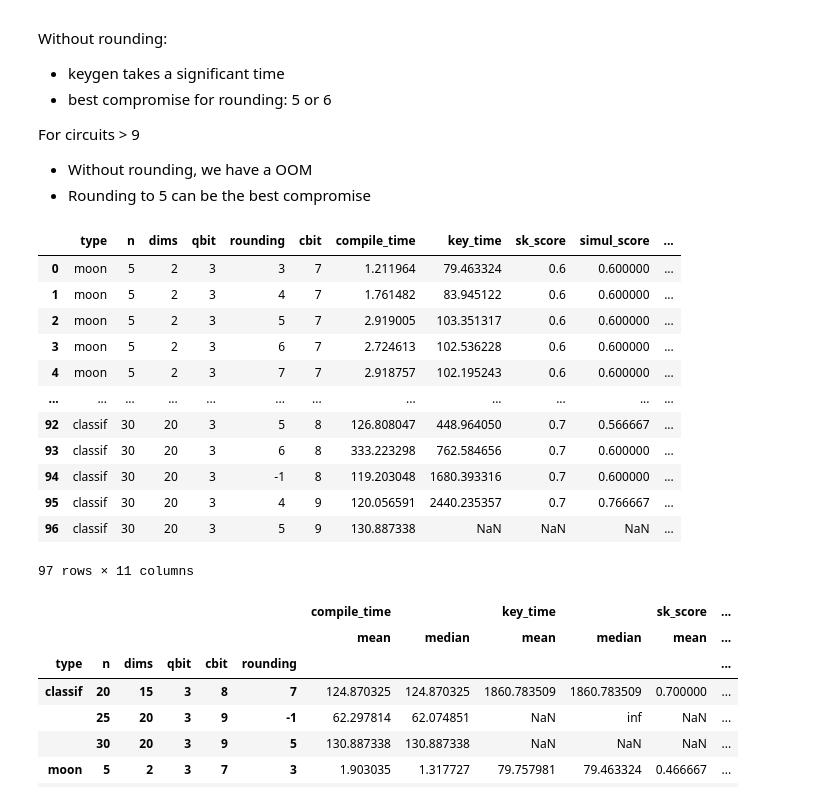
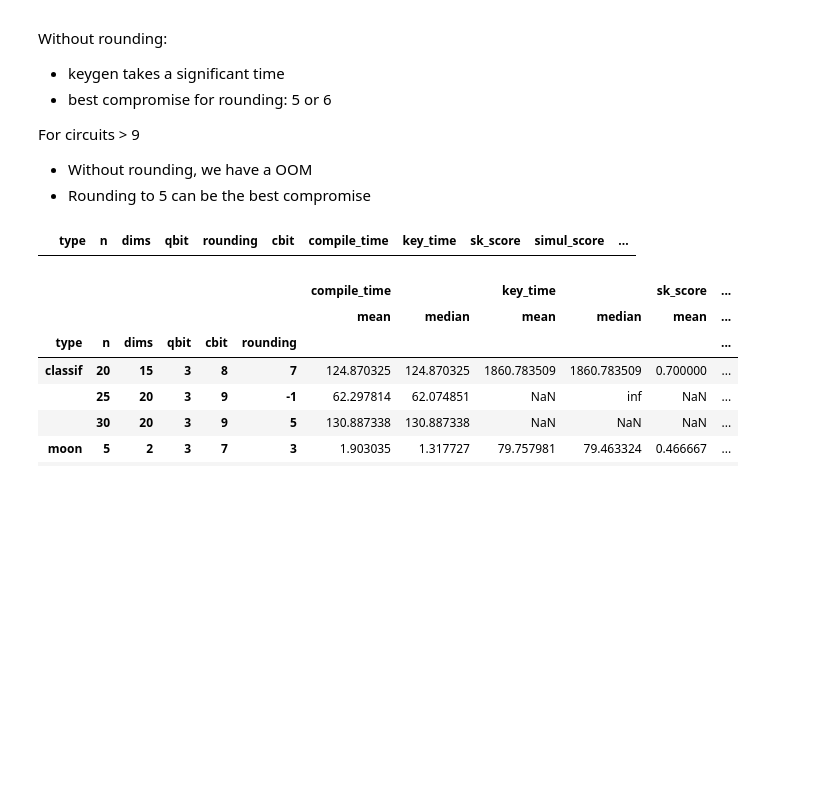
Before and after one commit to qqaatw/concrete-ml, a Jupyter notebook: docs/advanced_examples/KNN_rounding.ipynb, the cells around one changed output. Drawn from its saved outputs; the diff is of its cells as text; code cells hidden in the pictures; blank space fills up the shorter version.

```diff
--- a/docs/advanced_examples/KNN_rounding.ipynb
+++ b/docs/advanced_examples/KNN_rounding.ipynb
@@ -40,22 +40,10 @@ For circuits > 9
 - Without rounding, we have a OOM
 - Rounding to 5 can be the best compromise
 # %%
-df = pd.read_csv("history.txt")
+df = pd.read_csv("history2.txt")
 df
 # %% [output]
 |  | type | n | dims | qbit | rounding | cbit | compile_time | key_time | sk_score | simul_score | ... |
-| 0 | moon | 5 | 2 | 3 | 3 | 7 | 1.211964 | 79.463324 | 0.6 | 0.600000 | ... |
-| 1 | moon | 5 | 2 | 3 | 4 | 7 | 1.761482 | 83.945122 | 0.6 | 0.600000 | ... |
-| 2 | moon | 5 | 2 | 3 | 5 | 7 | 2.919005 | 103.351317 | 0.6 | 0.600000 | ... |
-| 3 | moon | 5 | 2 | 3 | 6 | 7 | 2.724613 | 102.536228 | 0.6 | 0.600000 | ... |
-| 4 | moon | 5 | 2 | 3 | 7 | 7 | 2.918757 | 102.195243 | 0.6 | 0.600000 | ... |
-| ... | ... | ... | ... | ... | ... | ... | ... | ... | ... | ... | ... |
-| 92 | classif | 30 | 20 | 3 | 5 | 8 | 126.808047 | 448.964050 | 0.7 | 0.566667 | ... |
-| 93 | classif | 30 | 20 | 3 | 6 | 8 | 333.223298 | 762.584656 | 0.7 | 0.600000 | ... |
-| 94 | classif | 30 | 20 | 3 | -1 | 8 | 119.203048 | 1680.393316 | 0.7 | 0.600000 | ... |
-| 95 | classif | 30 | 20 | 3 | 4 | 9 | 120.056591 | 2440.235357 | 0.7 | 0.766667 | ... |
-| 96 | classif | 30 | 20 | 3 | 5 | 9 | 130.887338 | NaN | NaN | NaN | ... |
-97 rows × 11 columns
 # %%
 grouped_columns = ['type', 'n', 'dims', 'qbit', 'cbit', 'rounding']
 non_grouped_columns = list(set(df.columns) - set(grouped_columns))
```
Also changed, not shown: 2 other files.
